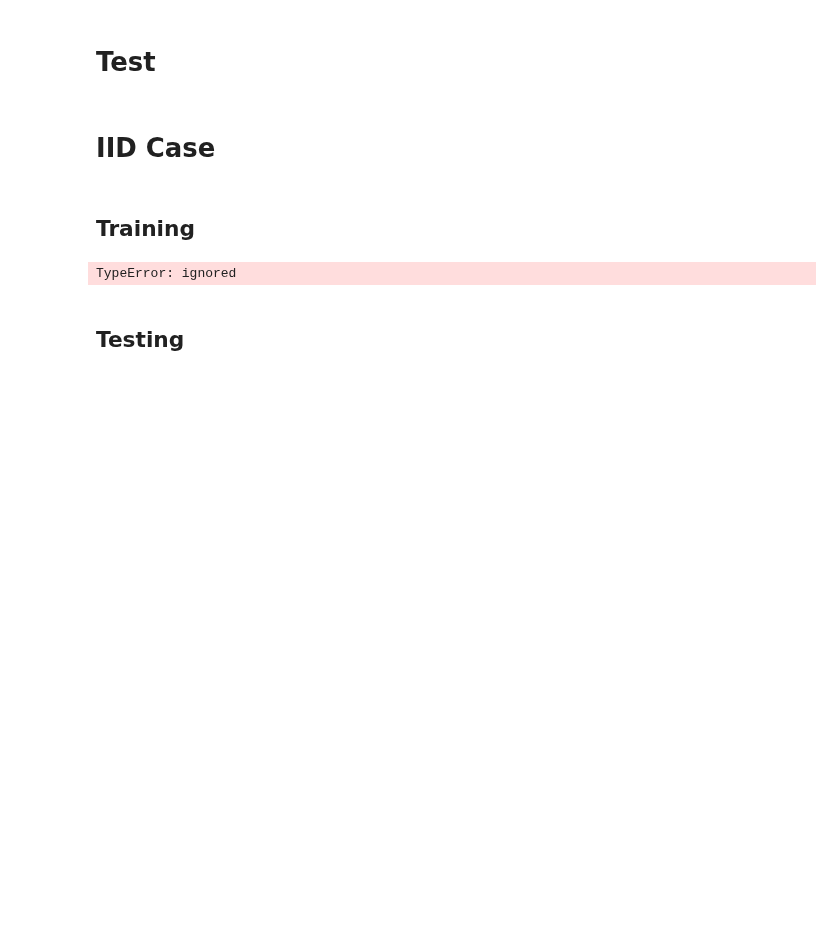
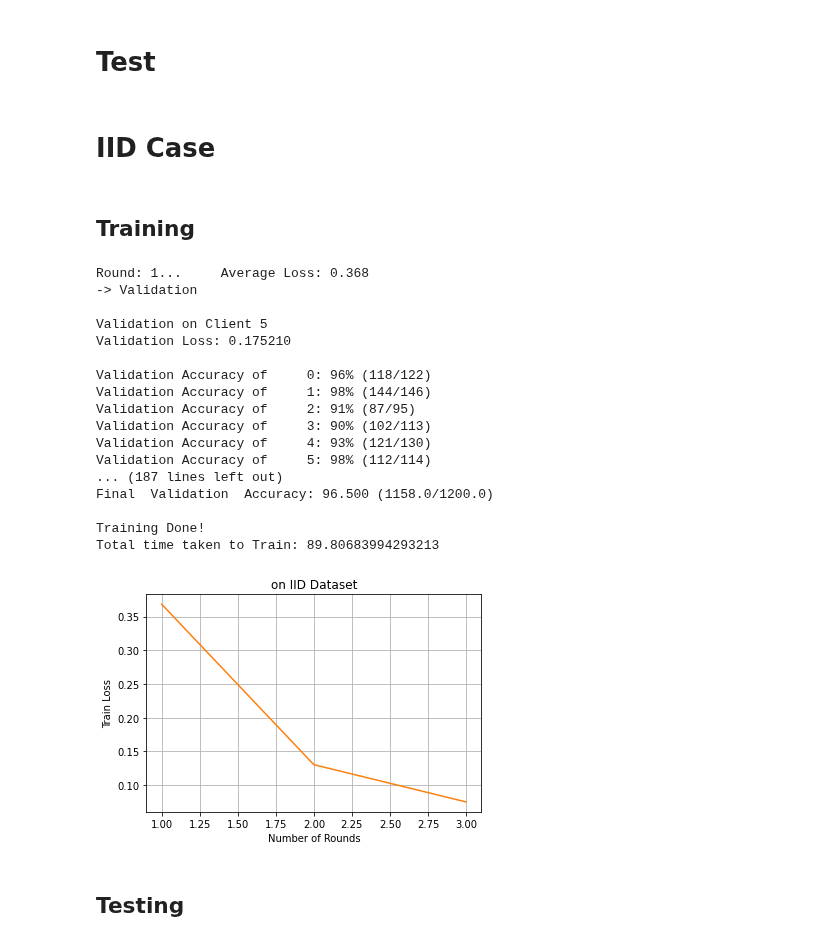
Before and after one commit to SizhuangHe/FL-REU, a Jupyter notebook: FL.ipynb, the cells around one changed output. Drawn from its saved outputs; the diff is of its cells as text; code cells hidden in the pictures; blank space fills up the shorter version.

Commit message:
Tried on MNIST

```diff
--- a/FL.ipynb
+++ b/FL.ipynb
@@ -73,14 +76,14 @@ class AddGaussianNoise(object):
 # %%
-df = pd.read_csv("Iris.csv")
+# df = pd.read_csv("Iris.csv")
 
-le=LabelEncoder()
-df['Species']=le.fit_transform(df['Species'])
+# le=LabelEncoder()
+# df['Species']=le.fit_transform(df['Species'])
 
-label=df['Species'].values
+# label=df['Species'].values
 
-scaler=StandardScaler()
-df = df.drop('Species',axis=1)
-df = df.drop('Id', axis=1)
-scaled_df=scaler.fit_transform(df)
+# scaler=StandardScaler()
+# df = df.drop('Species',axis=1)
+# df = df.drop('Id', axis=1)
+# scaled_df=scaler.fit_transform(df)
 
-feature=scaled_df.astype(np.float32)
+# feature=scaled_df.astype(np.float32)
@@ -108,0 +113,2 @@ classes_test = [0, 1, 2, 3] #don't know how to do here
+# %%
+classes_test = [i for i in range(output_size)]
@@ -108,0 +117,8 @@ classes_test = [0, 1, 2, 3] #don't know how to do here
+# %%
+transforms_mnist = transforms.Compose([
+                                       transforms.ToTensor(),
+                                       transforms.Normalize((0.1307,), (0.3081,))
+                                       ])
+
+dataset_train = datasets.MNIST('./data/mnist/', train=True, download=True, transform=transforms_mnist)
+dataset_test = datasets.MNIST('../data/mnist/', train=False, download=True, transform=transforms_mnist)
@@ -290,7 +312,7 @@ class ClientUpdate(object):
 # %% [markdown]
 # Server Training
 # %%
-def training(model, rounds, batch_size, lr, ds, data_dict, C, K, E, plt_title, plt_color):
+def training(model, rounds, batch_size, num_classes,lr, ds, data_dict, C, K, E, plt_title, plt_color):
   """
   Function implements the Federated Averaging Algorithm from the FedAvg paper.
   Specifically, this function is used for the server side training and weight update
@@ -358,7 +380,7 @@ def training(model, rounds, batch_size, lr, ds, data_dict, C, K, E, plt_title, p
     print("-> Validation\n")
     for k in S_t:
       print(f"Validation on Client {k}")
-      curr_round_val_loss = validate(model, dataset_train, data_dict[k]["validation"], criterion, 3, classes_test)
+      curr_round_val_loss = validate(model, dataset_train, data_dict[k]["validation"], criterion, num_classes, classes_test)
 
 
 
@@ -456,29 +480,46 @@ def testing(model, dataset, bs, criterion, num_classes, classes):
 ## Training
 # %%
 # number of training rounds
-rounds = 100
+rounds = 3
 # client fraction
-C = 1
+C = 0.4
 # number of clients
-K = 3
-# number of training passes on local dataset for each roung
+K = 10
+# number of training passes on local dataset for each round
 E = 5
 # batch size
 batch_size = 10
 # learning Rate
 lr=0.01
 # data partition dictionary
-client_dict = iid_partition(dataset_train, 3)
+client_dict = iid_partition(dataset_train, 10)
 iid_dict = client_dict_train_val_split(client_dict_in=client_dict, validation_ratio=0.2)
 # load model
 model_iid = IRIS_NN(input_size, num_hidden_neuron, output_size)
 
 if torch.cuda.is_available():
   model_iid.cuda()
 
-model_iid_trained = training(model_iid, rounds, batch_size, lr, dataset_train, iid_dict, C, K, E, "on IID Dataset", "orange")
+model_iid_trained = training(model_iid, rounds, batch_size, output_size, lr, dataset_train, iid_dict, C, K, E, "on IID Dataset", "orange")
 # %% [output]
-TypeError: ignored
+Round: 1...     Average Loss: 0.368
+-> Validation
+
+Validation on Client 5
+Validation Loss: 0.175210
+
+Validation Accuracy of     0: 96% (118/122)
+Validation Accuracy of     1: 98% (144/146)
+Validation Accuracy of     2: 91% (87/95)
+Validation Accuracy of     3: 90% (102/113)
+Validation Accuracy of     4: 93% (121/130)
+Validation Accuracy of     5: 98% (112/114)
+... (187 lines left out)
+Final  Validation  Accuracy: 96.500 (1158.0/1200.0)
+
+Training Done!
+Total time taken to Train: 89.80683994293213
+[figure, added]
 # %% [markdown]
 ## Testing
 # %%
```
Also changed, not shown: parts of 20 cells of this notebook.
